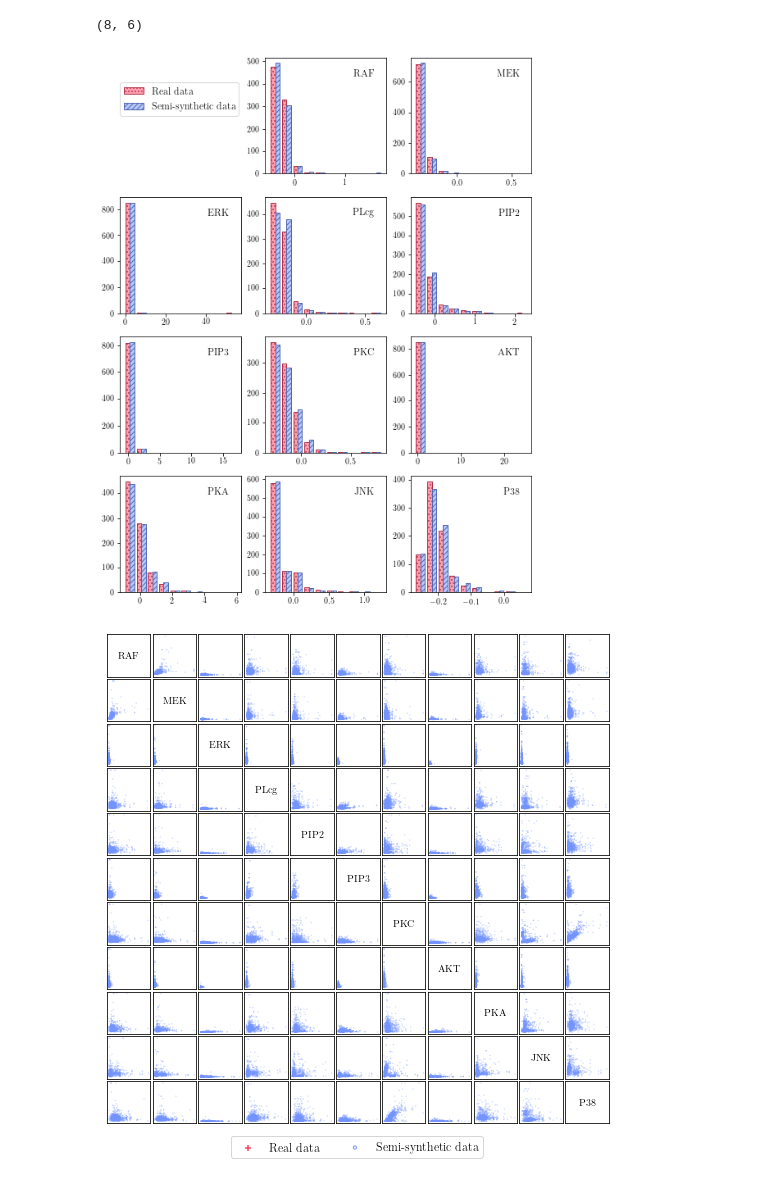
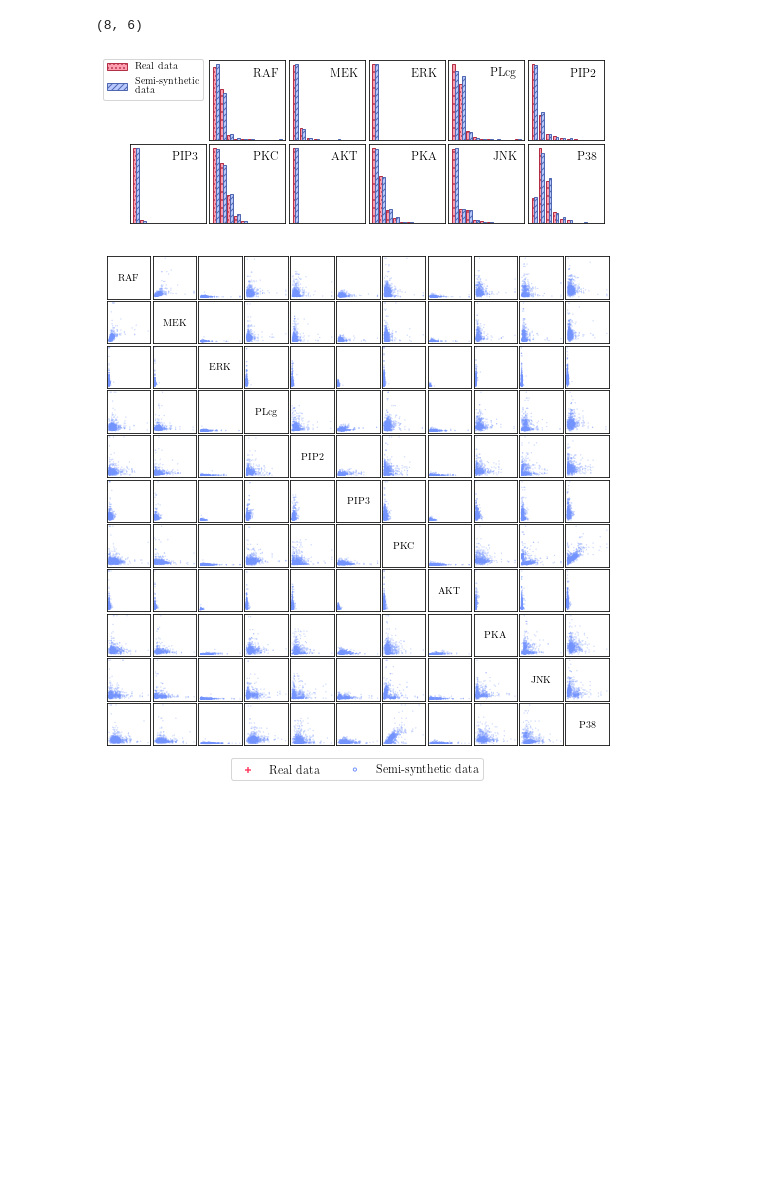
Before and after one commit to juangamella/gnies-paper, a Jupyter notebook: figures_sachs_experiments.ipynb, the cells around one changed output. Drawn from its saved outputs; the diff is of its cells as text; code cells hidden in the pictures; blank space fills up the shorter version.

Commit message:
Flat marginals figure

```diff
--- a/figures_sachs_experiments.ipynb
+++ b/figures_sachs_experiments.ipynb
@@ -512,7 +512,7 @@ plt.savefig(filename, bbox_inches='tight')
 # %%
 import sachs
 # %%
-def plot_marginals(datas, labels, colors, edgecolors, hatches, filename=None):
+def plot_marginals_large(datas, labels, colors, edgecolors, hatches, filename=None):
     node2idx = dict((n,i) for i,n in enumerate(sachs.node_names))
     gs = gridspec.GridSpec(4, 3, wspace=0.2, hspace=0.2)
     for name,i in node2idx.items():
@@ -527,6 +527,24 @@ def plot_marginals(datas, labels, colors, edgecolors, hatches, filename=None):
                 bar.set(fill=True, hatch=hatches[i], linewidth=1, facecolor=colors[i], edgecolor=edgecolors[i])
                 bar.set(label=labels[i]) if j==0 else None
     ax0.legend(loc=(-1.2,0.5), prop={'size': 12})
+
+def plot_marginals_small(datas, labels, colors, edgecolors, hatches, filename=None):
+    node2idx = dict((n,i) for i,n in enumerate(sachs.node_names))
+    gs = gridspec.GridSpec(2, 6, wspace=0.05, hspace=0.05)
+    for name,i in node2idx.items():
+        plt.subplot(gs[i+1])
+        ax = plt.gca()
+        if i==0:
+            ax0 = ax
+        ax.text(0.9,0.9,"%s" % name, transform=ax.transAxes, fontsize=12, ha='right', va='top')
+        hist = ax.hist([data[:,i] for data in datas])
+        for i,bars in enumerate(hist[2]):
+            for j,bar in enumerate(bars):
+                bar.set(fill=True, hatch=hatches[i], linewidth=1, facecolor=colors[i], edgecolor=edgecolors[i])
+                bar.set(label=labels[i]) if j==0 else None
+        ax.set_xticks([])
+        ax.set_yticks([])
+    ax0.legend(loc=(-1.4,0.5), prop={'size': 10})
 # %%
 real_data = utils.load_bin(directory_real + "test_case_n:-1_g:0_r:0")
 drf_data = utils.load_bin(directory_drf + "test_case_n:-1_g:0_r:0")
@@ -536,12 +554,12 @@ node2idx['PKA'], node2idx['PKC']
 # %% [output]
 (8, 6)
 # %%
-labels = ['Real data', 'Semi-synthetic data']
-plt.figure(figsize=(9,12))
-gs = plot_marginals([real_data[0], drf_data[0]], labels=labels, colors=colorsa[[0,4]], edgecolors=colorsb[[0,4]], hatches=['...', '////'])
-plt.savefig("figures/real_vs_drf_marginals.pdf", bbox_inches='tight',transform=ax.transAxes)
+labels = ['Real data', 'Semi-synthetic\ndata']
+plt.figure(figsize=(8.5,3))
+gs = plot_marginals_small([real_data[0], drf_data[0]], labels=labels, colors=colorsa[[0,4]], edgecolors=colorsb[[0,4]], hatches=['...', '////'])
+plt.savefig("figures/real_vs_drf_marginals_flat.pdf", bbox_inches='tight',transform=ax.transAxes)
 # %% [output]
-[figure, old version]
+[figure, new version]
 # %%
 k=0
 p = len(node2idx)
```
Also changed, not shown: parts of 2 cells of this notebook.
